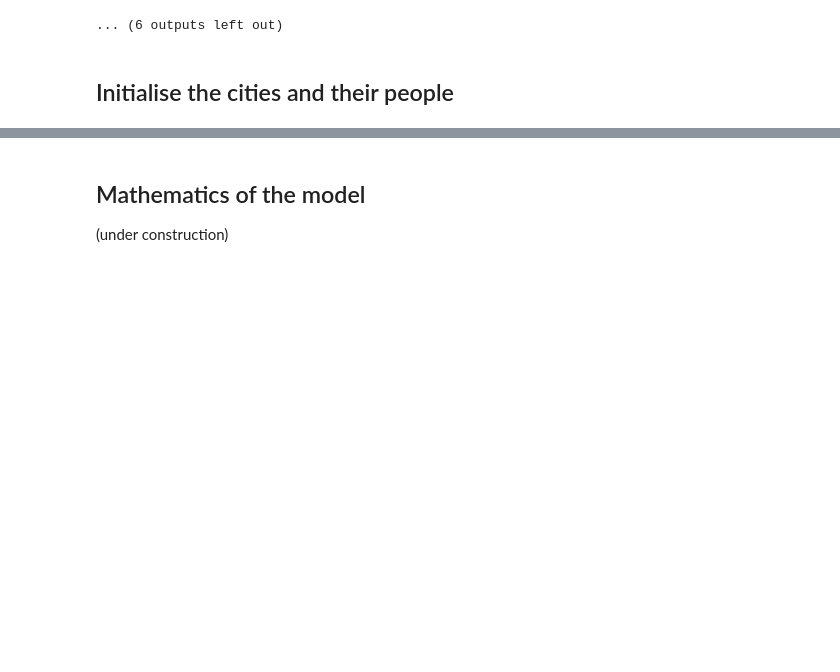
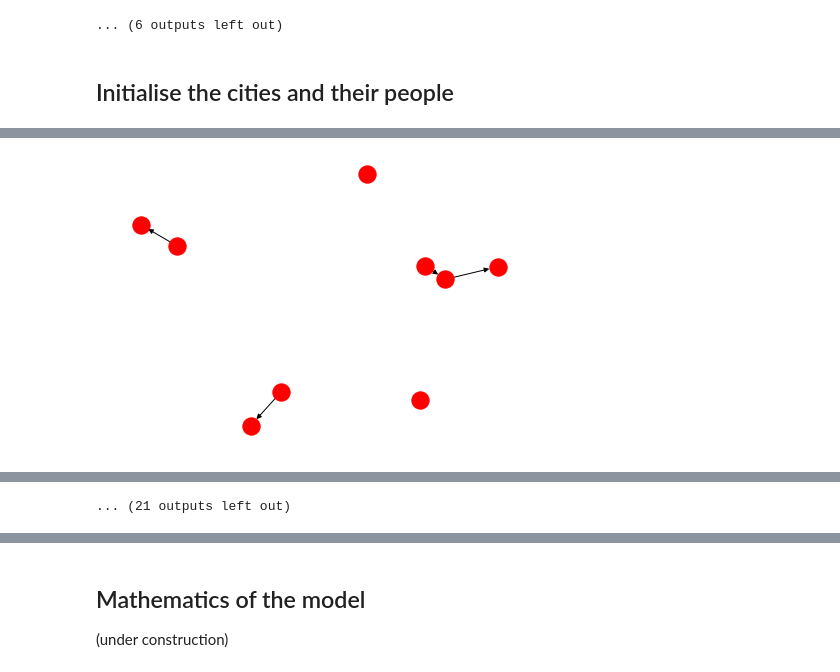
Before and after one commit to vsojo/covid19, a Jupyter notebook: Covid19_model.ipynb, the cells around one changed output, grey strips where cells are left out. Saved outputs shown, nothing was run; the diff lists cells and outputs as text; code cells hidden in the pictures; blank space fills up the shorter version.

Commit message:
Added social networks of contagion using NetworkX

```diff
--- a/Covid19_model.ipynb
+++ b/Covid19_model.ipynb
@@ -1520,0 +1565,11 @@ Super-spreader events happening at iterations # [15, 30, 45, 60, 75]
+# %%
+#@title Social networks of contagion in each City
+nw_tab = gwidgets.TabBar([f"City #{i+1}" for i in range(N_CITIES)])
+for i, city in enumerate(cities):
+  #print(city)
+  with nw_tab.output_to(i):
+    for disease_network in city.infection_network().values():
+      nx.draw(disease_network, node_color=CITY_COLORS[i])
+  #print(f"The infection tracker for {city}:")
+  #print(city._infected_)
+# %% [output]
@@ -1520,0 +1583 @@ Super-spreader events happening at iterations # [15, 30, 45, 60, 75]
+[figure, added]
@@ -1521,3 +1588,4 @@ Super-spreader events happening at iterations # [15, 30, 45, 60, 75]
+... (21 outputs left out)
 # %% [markdown]
 ## City connectivity
 Although presently not implemented, the 5 cities in the model are connected as follows:
```
Also changed, not shown: parts of 11 cells of this notebook.
